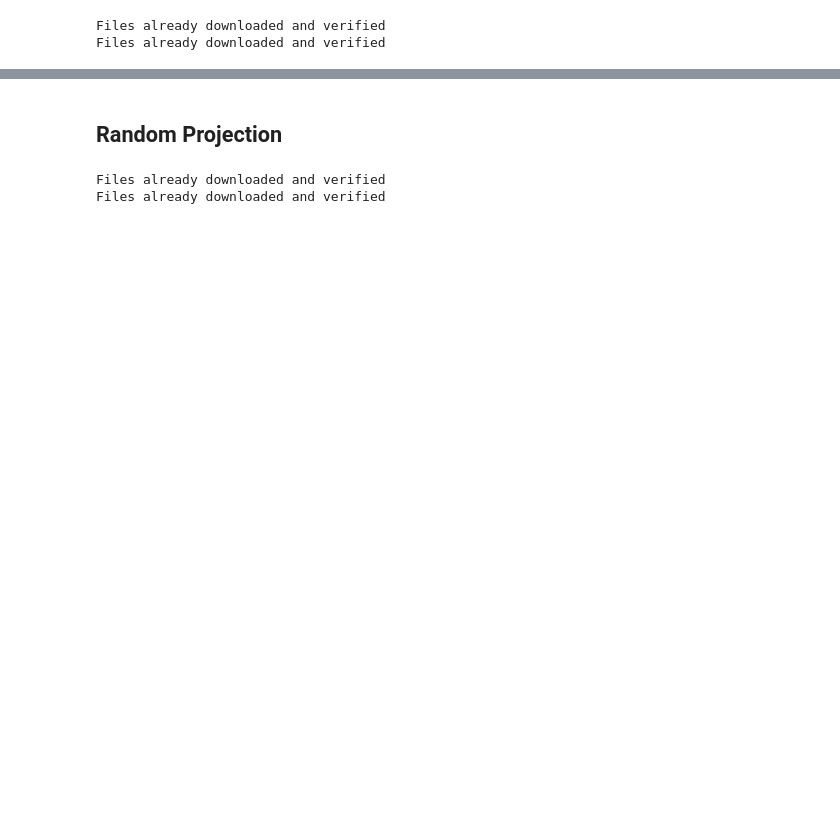
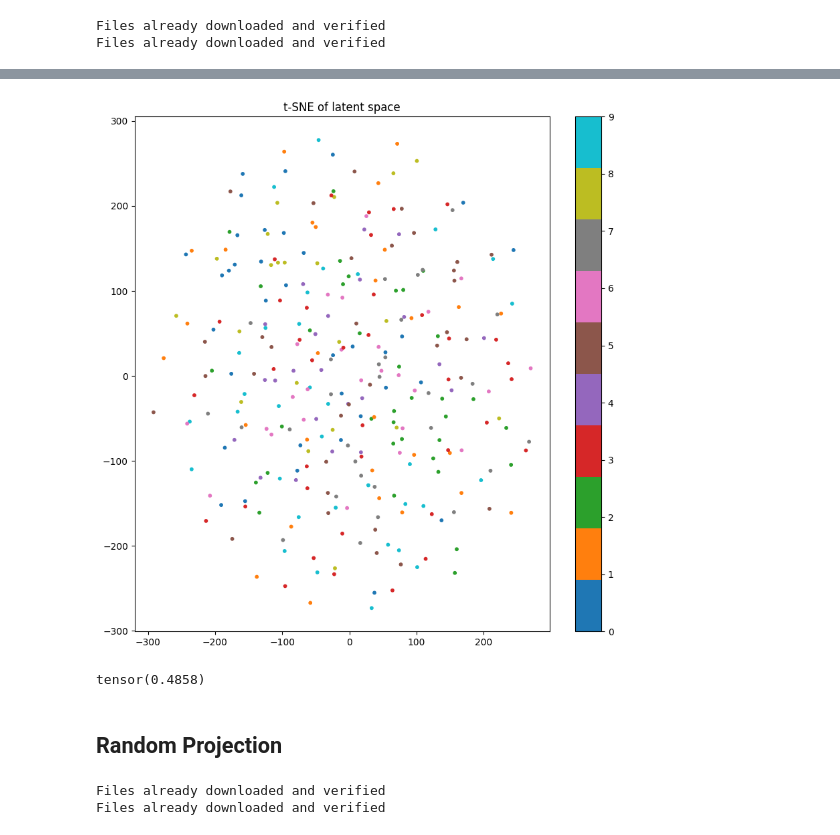
Before and after one commit to MattiaSC01/JEPA, a Jupyter notebook: notebooks/load_pretrained.ipynb, the cells around one changed output, grey strips where cells are left out. Cells and saved outputs as stored; diff of their text form; code cells hidden in the pictures; blank space fills up the shorter version.

```diff
--- a/notebooks/load_pretrained.ipynb
+++ b/notebooks/load_pretrained.ipynb
@@ -237,3 +261,25 @@ Final accuracy:  0.35107421875 Max accuracy:  0.377685546875
+# %%
+from sklearn.manifold import TSNE
+
+tsne = TSNE(n_components=3, perplexity=50, n_iter=4000)
+latent_tsne = tsne.fit_transform(latent)
+plt.figure(figsize=(10, 10))
+plt.scatter(latent_tsne[:, 0], latent_tsne[:, 1], c=labels, cmap='tab10', s=10)
+plt.colorbar()
+plt.title("t-SNE of latent space")
+plt.show()
+# # do a 3d scatter plot
+# fig = plt.figure()
+# ax = fig.add_subplot(111, projection='3d')
+# ax.scatter(latent_tsne[:, 0], latent_tsne[:, 1], latent_tsne[:, 2], c=labels, cmap='tab10', s=10)
+# plt.title("t-SNE of latent space")
+# plt.show()
+# %% [output]
+[figure, added]
+# %%
+torch.abs(latent).mean()
+# %% [output]
+tensor(0.4858)
 # %% [markdown]
 ## Random Projection
 # %%
```
Also changed, not shown: parts of 12 cells of this notebook, 6 other files.
